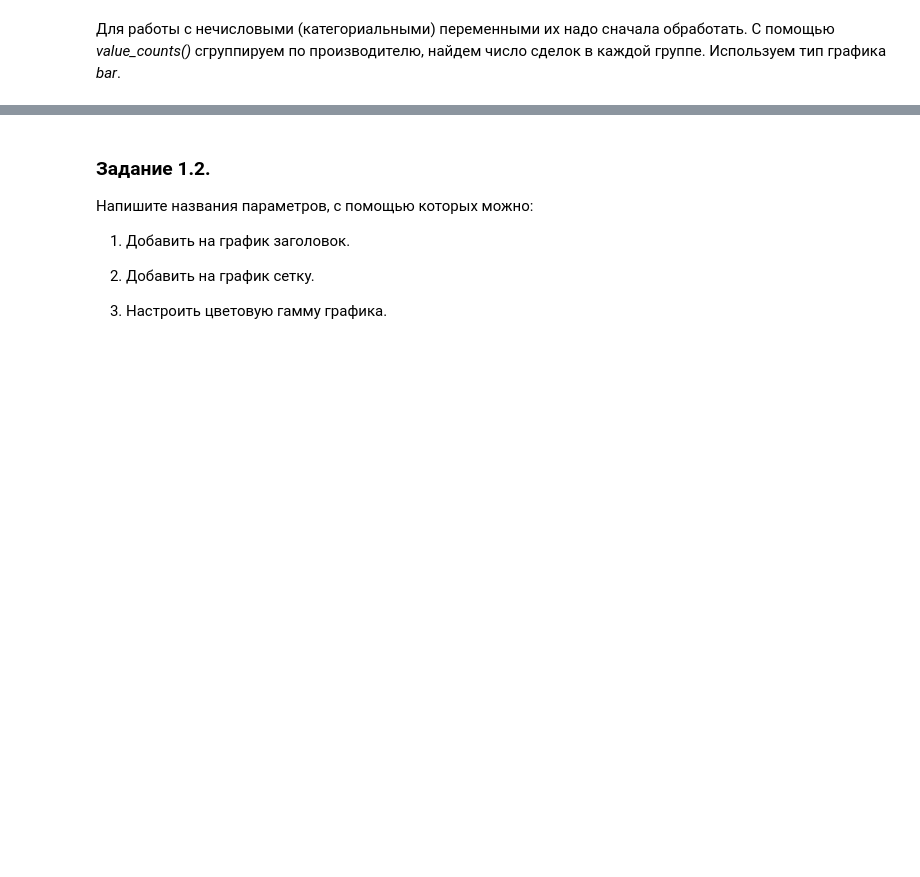
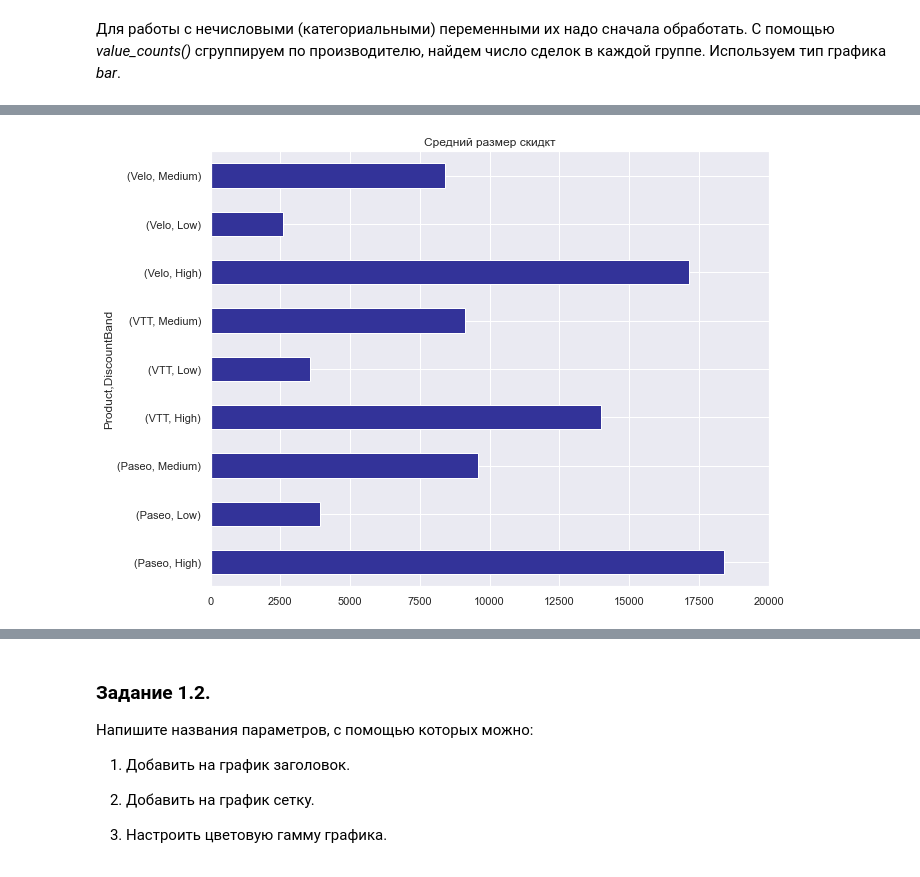
Before and after one commit to mvs0301/Python_SQL_FRFT_2021_22_s1, a Jupyter notebook: Тема_03_Plots.ipynb, the cells around one changed output, grey strips where cells are left out. Cells and saved outputs as stored; diff of their text form; code cells hidden in the pictures; blank space fills up the shorter version.

```diff
--- a/Тема_03_Plots.ipynb
+++ b/Тема_03_Plots.ipynb
@@ -132,0 +131,13 @@ fs['Product'].value_counts().plot(kind='bar',
+# %%
+# Ваш код здесь
+r=fs[(fs["DiscountBand"].isin(["Low","Medium","High"])) &
+   (fs["Product"].isin(["Velo", "VTT", "Paseo"]))]
+
+result=r.groupby(["Product", "DiscountBand"])["Discounts"].mean()
+
+result.plot(
+    kind="barh", title="Средний размер скидкт", grid=True, colormap="terrain",
+    figsize=(10,8), xlim=(0,20000)
+);
+# %% [output]
+[figure, added]
```
Also changed, not shown: parts of 22 cells of this notebook.
